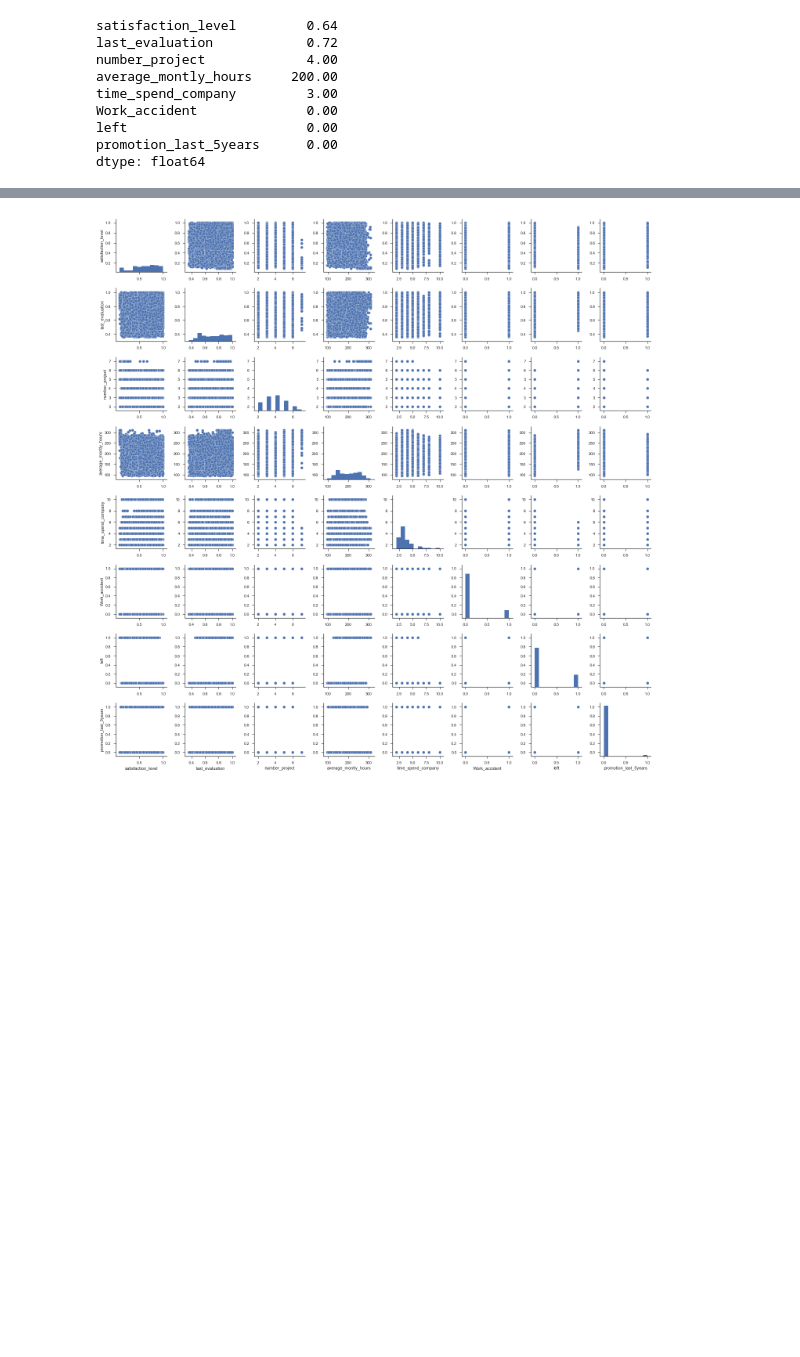
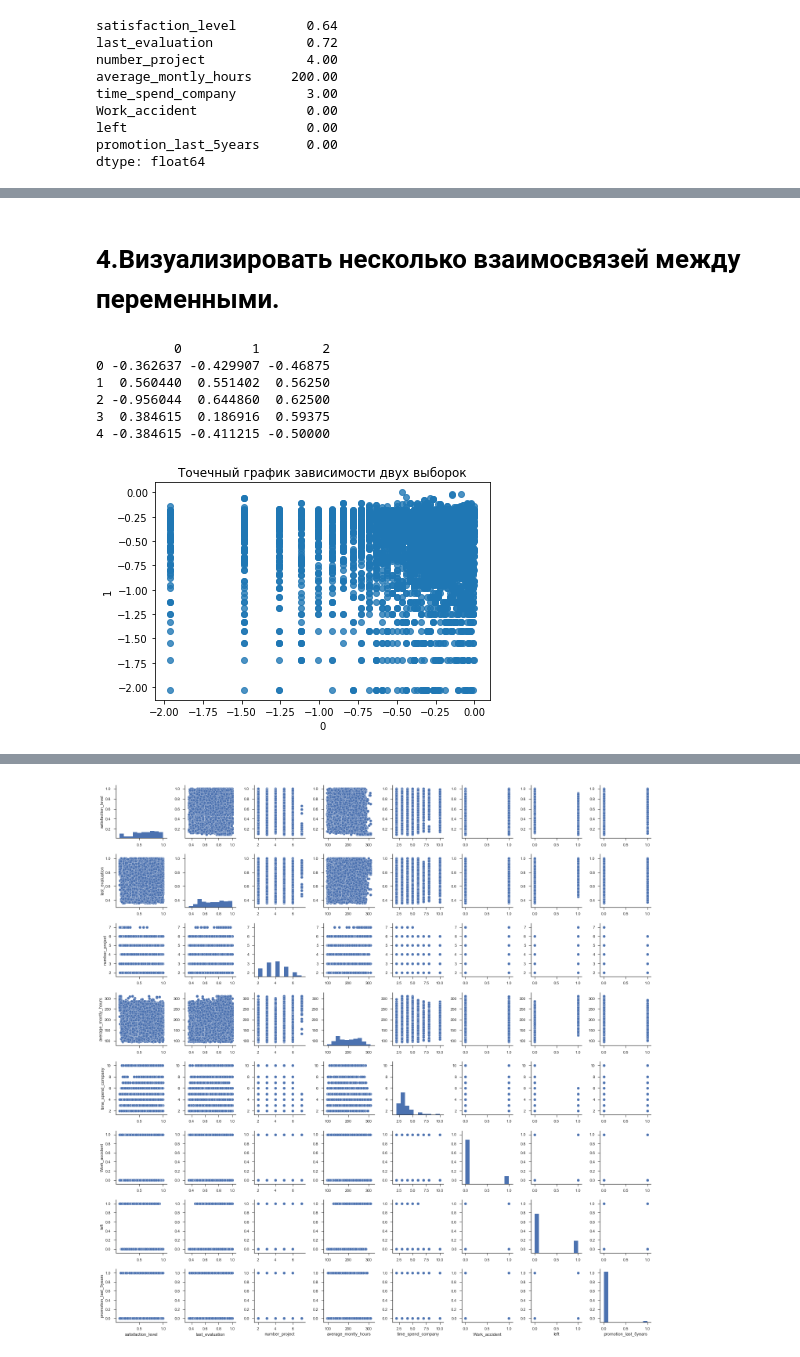
Before and after one commit to ashchepkova/PYDA-final, a Jupyter notebook: pyda_final.ipynb, the cells around one changed output, grey strips where cells are left out. Cells and saved outputs as stored; diff of their text form; code cells hidden in the pictures; blank space fills up the shorter version.

```diff
--- a/pyda_final.ipynb
+++ b/pyda_final.ipynb
@@ -97,0 +101,2 @@ corr.style.background_gradient(cmap='coolwarm')
+# %% [markdown]
+# 4.Визуализировать несколько взаимосвязей между переменными.
@@ -97,0 +107,26 @@ corr.style.background_gradient(cmap='coolwarm')
+# %%
+from sklearn import preprocessing
+min_max_scaler = preprocessing.MinMaxScaler(feature_range=(-1,1))
+
+np_scaled = min_max_scaler.fit_transform(data[['satisfaction_level', 'average_montly_hours', 'last_evaluation']])
+df_norm = pd.DataFrame(np_scaled)
+print(df_norm[:5])
+# %% [output]
+          0         1        2
+0 -0.362637 -0.429907 -0.46875
+1  0.560440  0.551402  0.56250
+2 -0.956044  0.644860  0.62500
+3  0.384615  0.186916  0.59375
+4 -0.384615 -0.411215 -0.50000
+# %%
+satisfaction = df_norm[0].apply(np.log10)
+hours = df_norm[1].apply(np.log10)
+evaluation = df_norm[2].apply(np.log10)
+# %%
+plt.xlabel('satisfaction')
+plt.ylabel('hours')
+sns.regplot(x= satisfaction, y=hours,data=data, fit_reg=True)
+plt.title('Точечный график зависимости двух выборок')
+plt.show()
+# %% [output]
+[figure, added]
```
Also changed, not shown: parts of 58 cells of this notebook.
